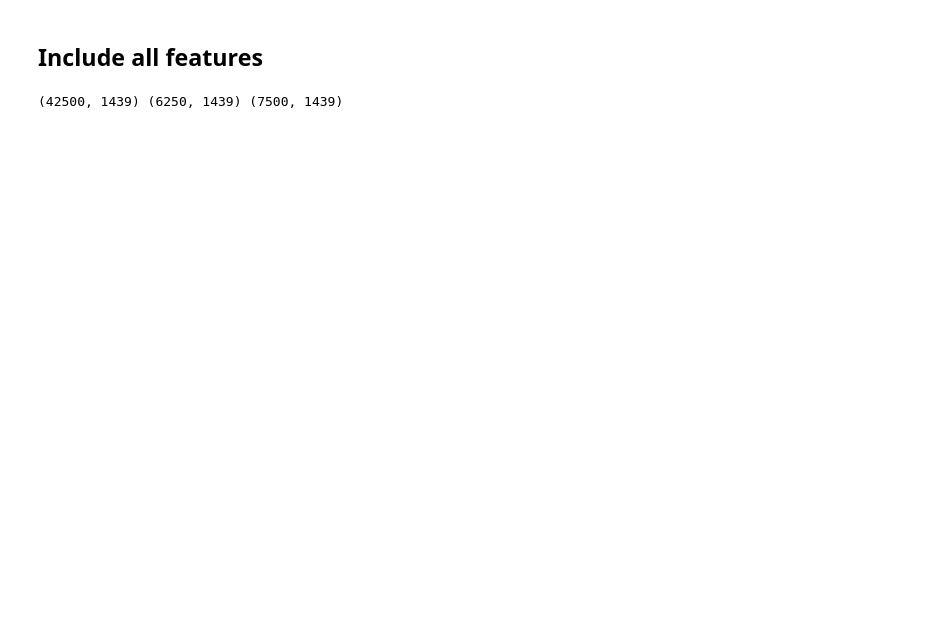
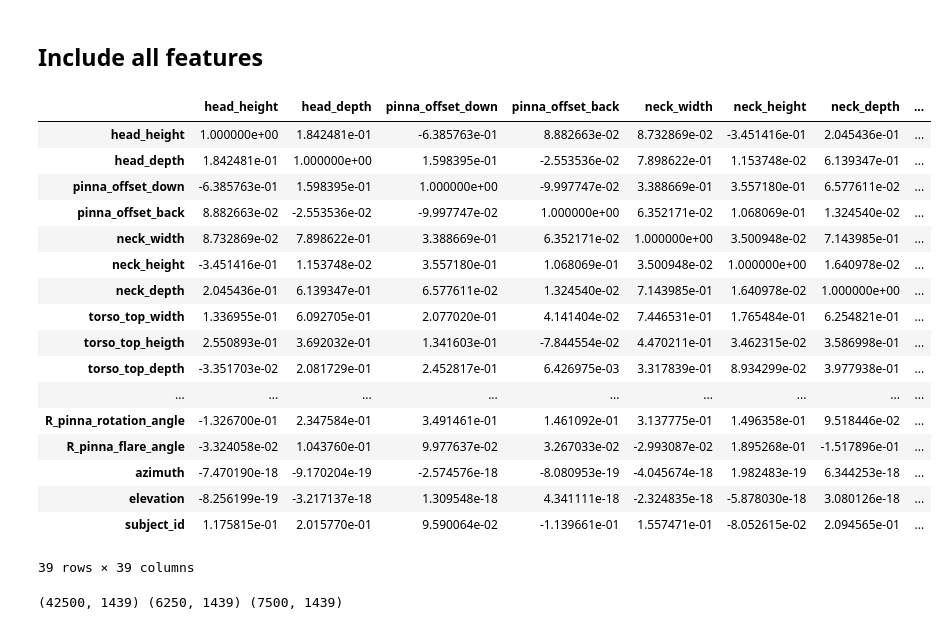
Before and after one commit to mvp291/dsga1003_term_project, a Jupyter notebook: 01_Data_Preparation_and_Understanding.ipynb, the cells around one changed output. Drawn from its saved outputs; the diff is of its cells as text; code cells hidden in the pictures; blank space fills up the shorter version.

```diff
--- a/01_Data_Preparation_and_Understanding.ipynb
+++ b/01_Data_Preparation_and_Understanding.ipynb
@@ -393,6 +409,27 @@ n = 45
 # Substitute missing values with feature mean
 means = ds_2.mean(axis=0)
 ds_2 = ds_2.fillna(means)
+# %%
+ds_2.ix[:, 1400:].corr()
+# %% [output]
+|  | head_height | head_depth | pinna_offset_down | pinna_offset_back | neck_width | neck_height | neck_depth | ... |
+| head_height | 1.000000e+00 | 1.842481e-01 | -6.385763e-01 | 8.882663e-02 | 8.732869e-02 | -3.451416e-01 | 2.045436e-01 | ... |
+| head_depth | 1.842481e-01 | 1.000000e+00 | 1.598395e-01 | -2.553536e-02 | 7.898622e-01 | 1.153748e-02 | 6.139347e-01 | ... |
+| pinna_offset_down | -6.385763e-01 | 1.598395e-01 | 1.000000e+00 | -9.997747e-02 | 3.388669e-01 | 3.557180e-01 | 6.577611e-02 | ... |
+| pinna_offset_back | 8.882663e-02 | -2.553536e-02 | -9.997747e-02 | 1.000000e+00 | 6.352171e-02 | 1.068069e-01 | 1.324540e-02 | ... |
+| neck_width | 8.732869e-02 | 7.898622e-01 | 3.388669e-01 | 6.352171e-02 | 1.000000e+00 | 3.500948e-02 | 7.143985e-01 | ... |
+| neck_height | -3.451416e-01 | 1.153748e-02 | 3.557180e-01 | 1.068069e-01 | 3.500948e-02 | 1.000000e+00 | 1.640978e-02 | ... |
+| neck_depth | 2.045436e-01 | 6.139347e-01 | 6.577611e-02 | 1.324540e-02 | 7.143985e-01 | 1.640978e-02 | 1.000000e+00 | ... |
+| torso_top_width | 1.336955e-01 | 6.092705e-01 | 2.077020e-01 | 4.141404e-02 | 7.446531e-01 | 1.765484e-01 | 6.254821e-01 | ... |
+| torso_top_heigth | 2.550893e-01 | 3.692032e-01 | 1.341603e-01 | -7.844554e-02 | 4.470211e-01 | 3.462315e-02 | 3.586998e-01 | ... |
+| torso_top_depth | -3.351703e-02 | 2.081729e-01 | 2.452817e-01 | 6.426975e-03 | 3.317839e-01 | 8.934299e-02 | 3.977938e-01 | ... |
+| ... | ... | ... | ... | ... | ... | ... | ... | ... |
+| R_pinna_rotation_angle | -1.326700e-01 | 2.347584e-01 | 3.491461e-01 | 1.461092e-01 | 3.137775e-01 | 1.496358e-01 | 9.518446e-02 | ... |
+| R_pinna_flare_angle | -3.324058e-02 | 1.043760e-01 | 9.977637e-02 | 3.267033e-02 | -2.993087e-02 | 1.895268e-01 | -1.517896e-01 | ... |
+| azimuth | -7.470190e-18 | -9.170204e-19 | -2.574576e-18 | -8.080953e-19 | -4.045674e-18 | 1.982483e-19 | 6.344253e-18 | ... |
+| elevation | -8.256199e-19 | -3.217137e-18 | 1.309548e-18 | 4.341111e-18 | -2.324835e-18 | -5.878030e-18 | 3.080126e-18 | ... |
+| subject_id | 1.175815e-01 | 2.015770e-01 | 9.590064e-02 | -1.139661e-01 | 1.557471e-01 | -8.052615e-02 | 2.094565e-01 | ... |
+39 rows × 39 columns
 # %%
 train, val, test = get_splitted_dataset(ds_2)
 # %%
```
Also changed, not shown: parts of 33 cells of this notebook.
